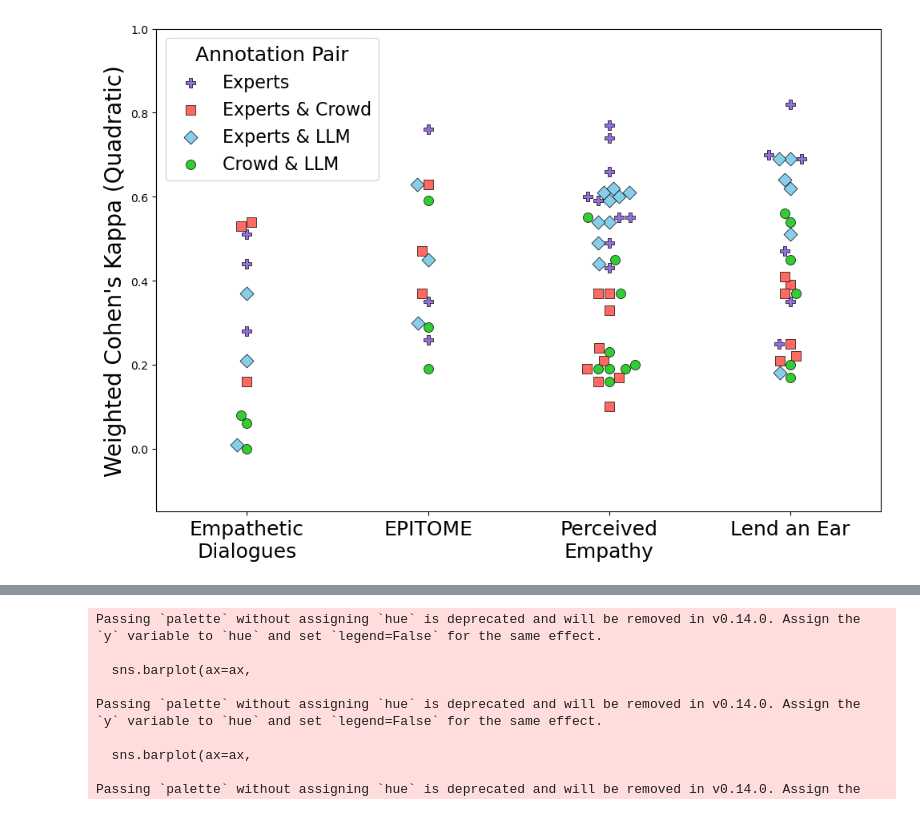
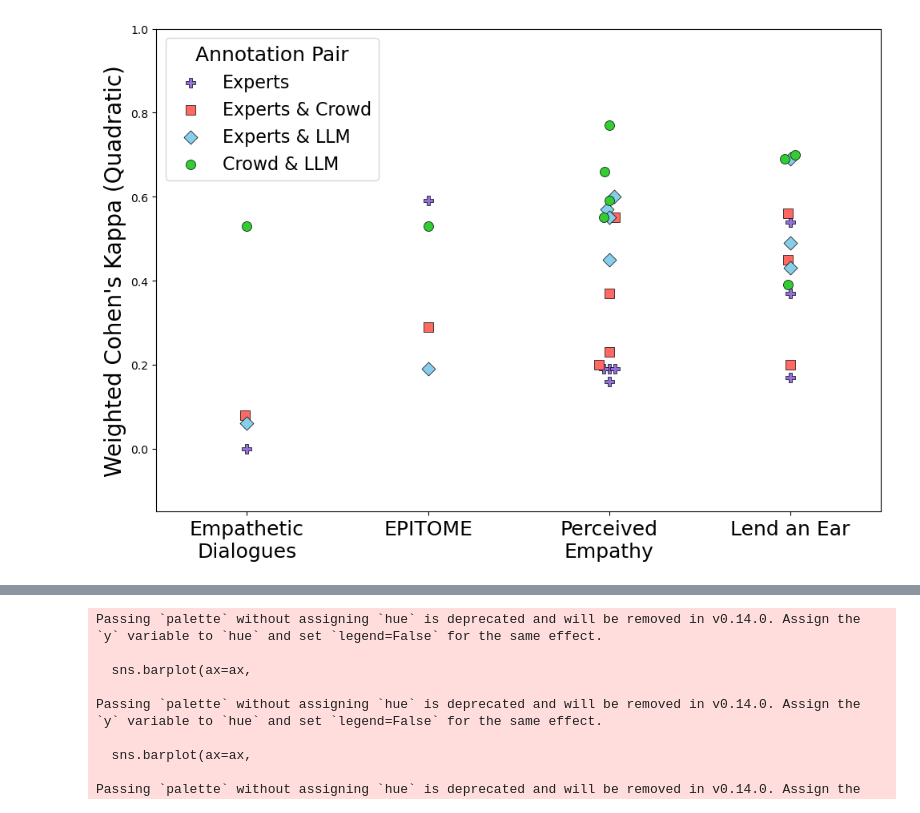
Before and after one commit to Fai-Poungpeth/evaluating-elements-of-empathic-communication, a Jupyter notebook: analysis.ipynb, the cells around one changed output, grey strips where cells are left out. Drawn from its saved outputs; the diff is of its cells as text; code cells hidden in the pictures.

```diff
--- a/analysis.ipynb
+++ b/analysis.ipynb
@@ -511,27 +605,37 @@ plt.show()
 # %%
 kappa = pd.read_csv("data/all_annotator_pairs_spearman_kappa.csv")
 
-kappa = kappa[
-    (kappa["Annotator Pair"] != "('experts', 'gemini')")
-    & (kappa["Annotator Pair"] != "('gemini', 'crowd')")
-][
-    [
-        "Dataset",
-        "Dimension",
-        "Annotator Pair",
-        "Weighted Cohen's Kappa",
-    ]
-]
+# Filter out the unwanted pairs (and keep expert triplet for now)
+kappa = kappa[~kappa["Annotator Pair"].isin(["('experts', 'gemini')", "('gemini', 'crowd')"])][["Dataset", "Dimension", "Annotator Pair", "Weighted Cohen's Kappa"]].copy()
+
+# Convert to float
+kappa["Weighted Cohen's Kappa"] = kappa["Weighted Cohen's Kappa"].astype(float)
+
+# Step 1: Extract expert-expert pairs for median aggregation
+expert_triplet = ["('expert1', 'expert2')", "('expert1', 'expert3')", "('expert2', 'expert3')"]
+expert_subset = kappa[kappa["Annotator Pair"].isin(expert_triplet)].copy()
+
+# Step 2: Compute median kappa per (Dimension, Dataset)
+expert_median_kappa = (
+    expert_subset
+    .groupby(["Dimension", "Dataset"])["Weighted Cohen's Kappa"]
+    .median()
+    .reset_index()
+)
+expert_median_kappa["Annotator Pair"] = "Experts"
+
+# Step 3: Drop individual expert pairs and append median-based expert values
+kappa_filtered = kappa[~kappa["Annotator Pair"].isin(expert_triplet)].copy()
+plot_data = pd.concat([kappa_filtered, expert_median_kappa], ignore_index=True)
 # Clean up the Annotator Pair labels first
 label_mapping = {
-    "('expert1', 'expert2')": "Experts",
+   # "('expert1', 'expert2')": "Experts",
     "('experts', 'crowd')": "Experts & Crowd",
     "('experts', 'llm')": "Experts & LLM",
     "('llm', 'crowd')": "Crowd & LLM",
 }
 
 # Create a clean copy of the data with fixed labels
-plot_data = kappa.copy()
 plot_data["Annotator Pair"] = plot_data["Annotator Pair"].replace(label_mapping)
 plot_data["Weighted Cohen's Kappa"] = plot_data["Weighted Cohen's Kappa"].astype(float)
 
@@ -553,7 +657,7 @@ colors = {
 hue_order = ["Experts", "Experts & Crowd", "Experts & LLM", "Crowd & LLM"]
 dataset_order = ["Empathetic Dialogues", "EPITOME", "Perceived Empathy", "RPG"]
 
-plt.figure(figsize=(10, 7))
+plt.figure(figsize=(20, 7))
 ax = sns.swarmplot(
     data=plot_data,
     x="Dataset",
@@ -601,31 +705,31 @@ for hue in hue_order:
 # Customize plot
 ax.set_xticks([0, 1, 2, 3])
 ax.set_xticklabels(
     ["Empathetic\nDialogues", "EPITOME", "Perceived\nEmpathy", "Lend an Ear"],
     fontsize=18
 )
 
 plt.xlabel("")
 plt.ylabel("Weighted Cohen's Kappa (Quadratic)", fontsize=20)
 
 # Handle legend to avoid duplicates
 handles, labels = plt.gca().get_legend_handles_labels()
 by_label = dict(zip(labels, handles))
 plt.legend(
     by_label.values(),
     by_label.keys(),
     title="Annotation Pair",
     loc="upper left",
     frameon=True,
     fontsize=16,
     title_fontsize=18
 )
 
 plt.xlim(-0.5, 3.5)
 plt.ylim(-0.15, 1)
 plt.tight_layout()
 
 plt.savefig("figs/beeswarm_plot_quadratic_cohens_kappa.png", dpi=300, bbox_inches="tight")
 plt.show()
 # %% [output]
-[figure, old version]
+[figure, new version]
```
Also changed, not shown: parts of 32 cells of this notebook.
